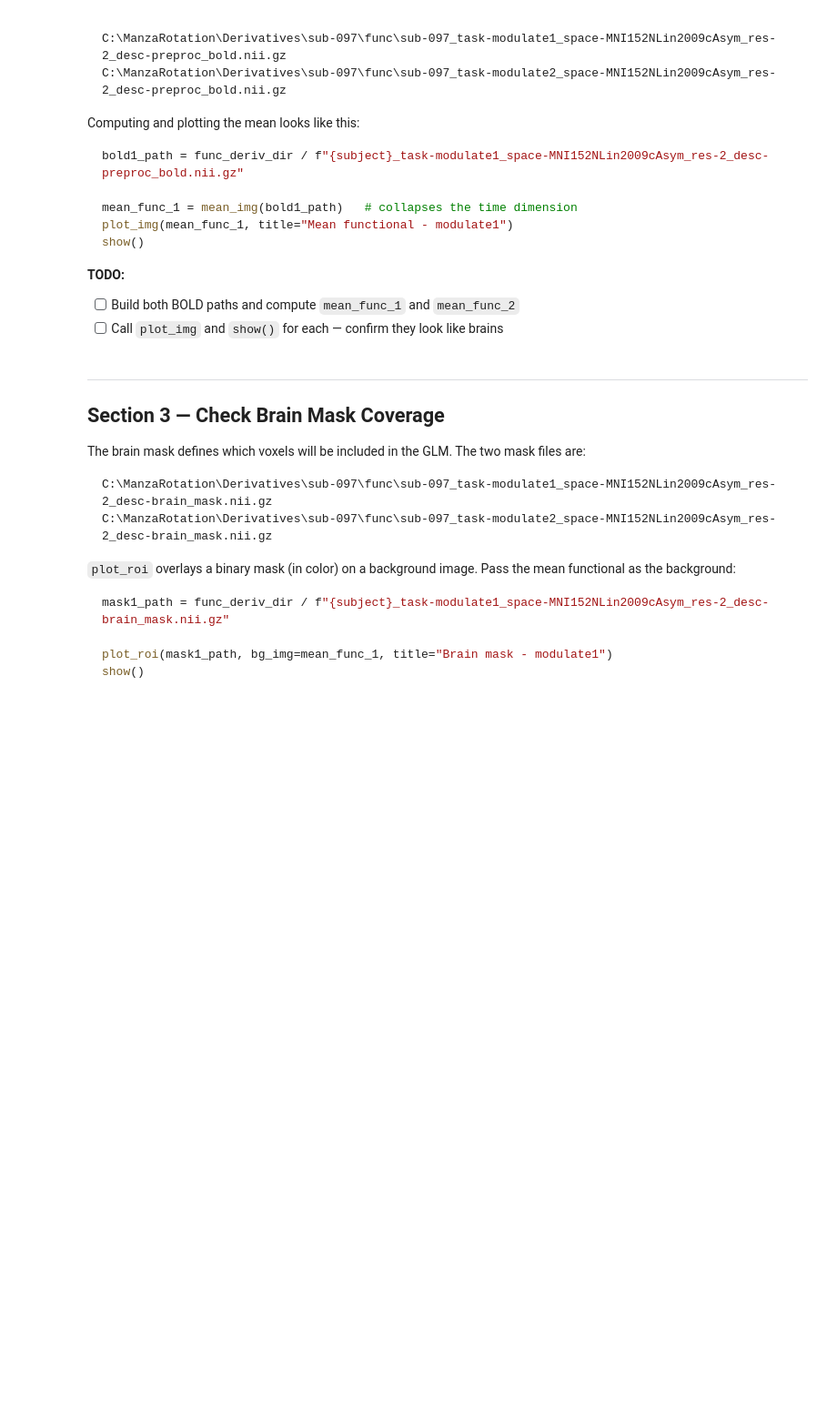
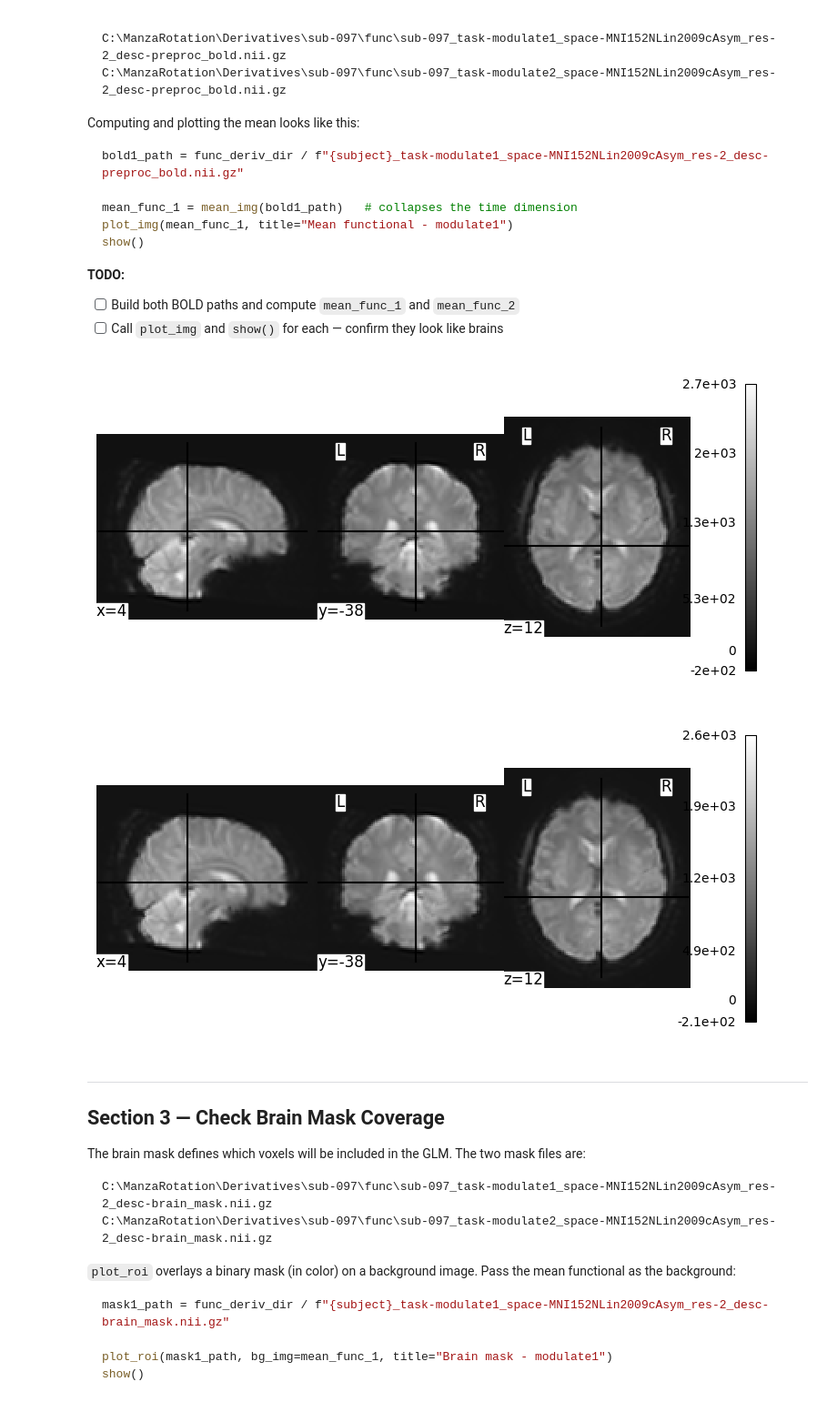
Before and after one commit to jeswhite/ManzaRotationAnalysis, a Jupyter notebook: code/beta_series/02_inspect_images.ipynb, the cells around one changed output. Shown at 91% size. Drawn from its saved outputs; the diff is of its cells as text; code cells hidden in the pictures; blank space fills up the shorter version.

Commit message:
section 2 completed and working, will move onto section 3 next

```diff
--- a/code/beta_series/02_inspect_images.ipynb
+++ b/code/beta_series/02_inspect_images.ipynb
@@ -61,9 +61,13 @@ from pathlib import Path
 subject = "sub-097"
 tasks = ["modulate1", "modulate2"]
 
-# TODO: define project_dir, derivatives paths, anat path, output dirs
-# The T1w anatomical path will look like:
-# {subject}_space-MNI152NLin2009cAsym_res-2_desc-preproc_T1w.nii.gz
+project_dir = Path("C:\\ManzaRotation")
+func_deriv_dir = project_dir / "Derivatives" / subject / "func"
+anat_deriv_dir = project_dir / "Derivatives" / subject / "anat"
+anat_path      = anat_deriv_dir / f"{subject}_space-MNI152NLin2009cAsym_res-2_desc-preproc_T1w.nii.gz"
+
+inspection_dir = project_dir / "Analysis" / "outputs" / subject / "beta_series" / "figures" / "inspection"
+inspection_dir.mkdir(parents=True, exist_ok=True)
 # %% [markdown]
 ---
 ## Section 2 — Load and Visualize Mean Functional Images
@@ -92,8 +96,23 @@ show()
 # %%
 from nilearn.image import mean_img
 from nilearn.plotting import plot_img, show
 
-# TODO: load BOLD paths, compute mean images, plot them
+
+bold1_path = func_deriv_dir / f"{subject}_task-modulate1_space-MNI152NLin2009cAsym_res-2_desc-preproc_bold.nii.gz"
+bold2_path = func_deriv_dir / f"{subject}_task-modulate2_space-MNI152NLin2009cAsym_res-2_desc-preproc_bold.nii.gz"
+
+mean_func_1 = mean_img(bold1_path)
+mean_func_2 = mean_img(bold2_path)
+
+display1 = plot_img(mean_func_1)
+display1.savefig(inspection_dir / f"{subject}_modulate1_mean_func.png")
+show()
+display2 =plot_img(mean_func_2)
+display2.savefig(inspection_dir / f"{subject}_modulate2_mean_func.png")
+show()
+# %% [output]
+[figure, added]
+[figure, added]
 # %% [markdown]
 ---
 ## Section 3 — Check Brain Mask Coverage
```
